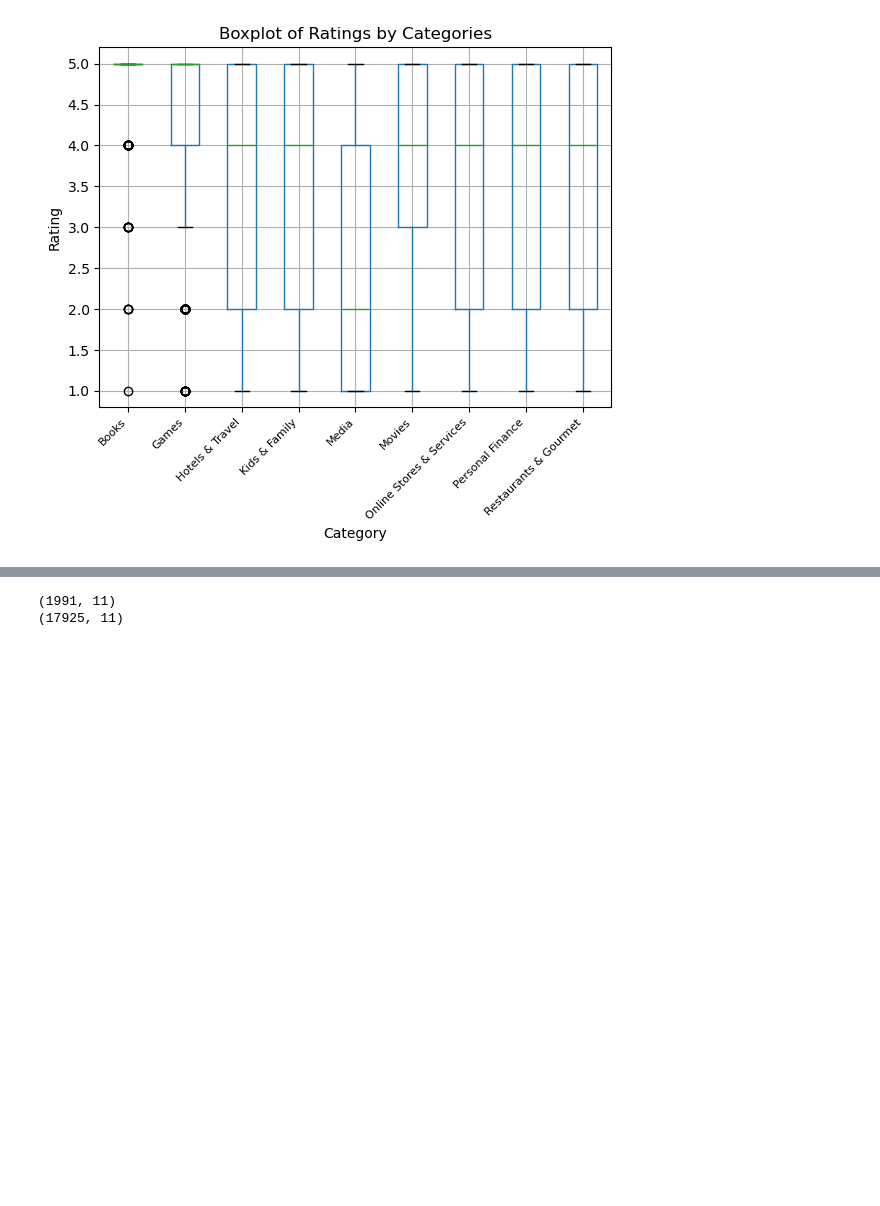
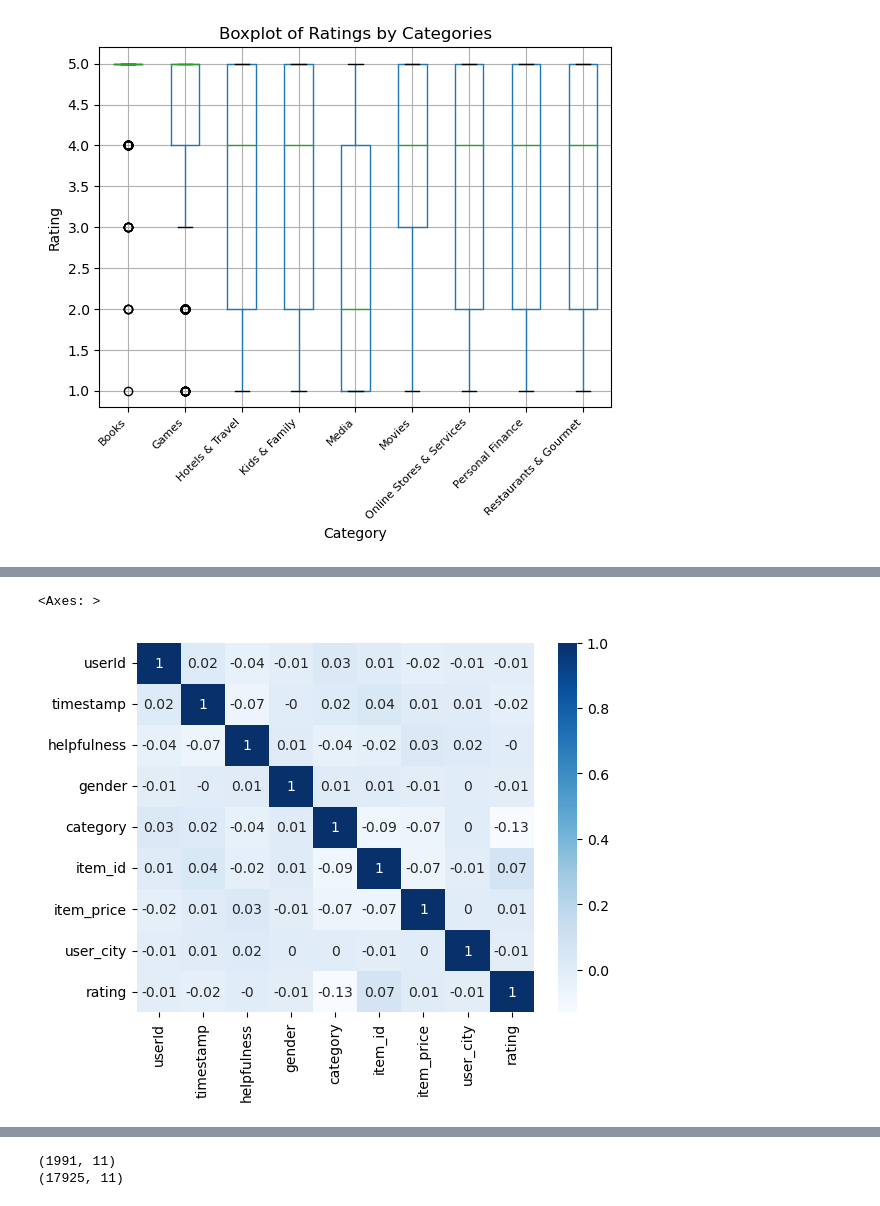
Before and after one commit to TaliaNgo/Data-Analytics-Skills-Porfolio, a Jupyter notebook: Python/e-commerce analysis/analysis_all.ipynb, the cells around one changed output, grey strips where cells are left out. Drawn from its saved outputs; the diff is of its cells as text; code cells hidden in the pictures; blank space fills up the shorter version.

```diff
--- a/Python/e-commerce analysis/analysis_all.ipynb
+++ b/Python/e-commerce analysis/analysis_all.ipynb
@@ -277,0 +209,7 @@ print(len(ec3))
+# %%
+# Find correlation between helpfulness/gender/category/review and rating
+## Convert categorical columns
+from sklearn.preprocessing import OrdinalEncoder
+enc = OrdinalEncoder()
+ec_clean[['gender', 'category']] = enc.fit_transform(ec_clean[['gender', 'category']])
+ec_clean.head()
@@ -277,0 +228,9 @@ print(len(ec3))
+# %%
+## Find correlation - heatmap
+import seaborn as sns
+corr = ec_clean[['userId', 'timestamp', 'helpfulness', 'gender', 'category', 'item_id', 'item_price', 'user_city', 'rating']].corr().round(2)
+
+sns.heatmap(corr, cmap="Blues", annot=True)
+# %% [output]
+<Axes: >
+[figure, added]
```
Also changed, not shown: parts of 31 cells of this notebook.
